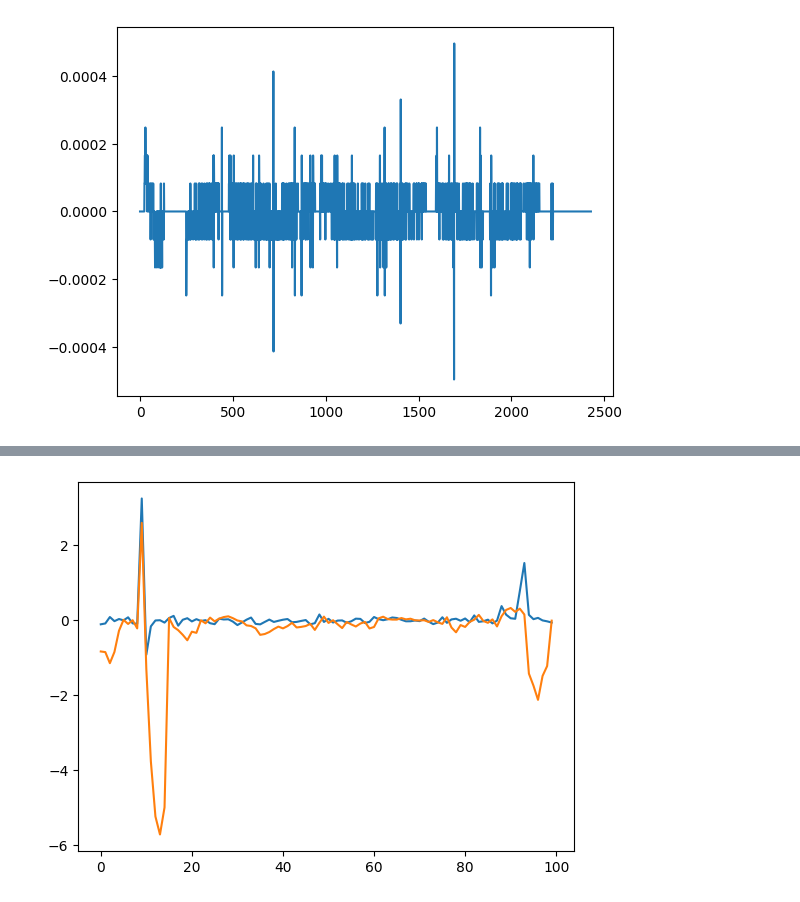
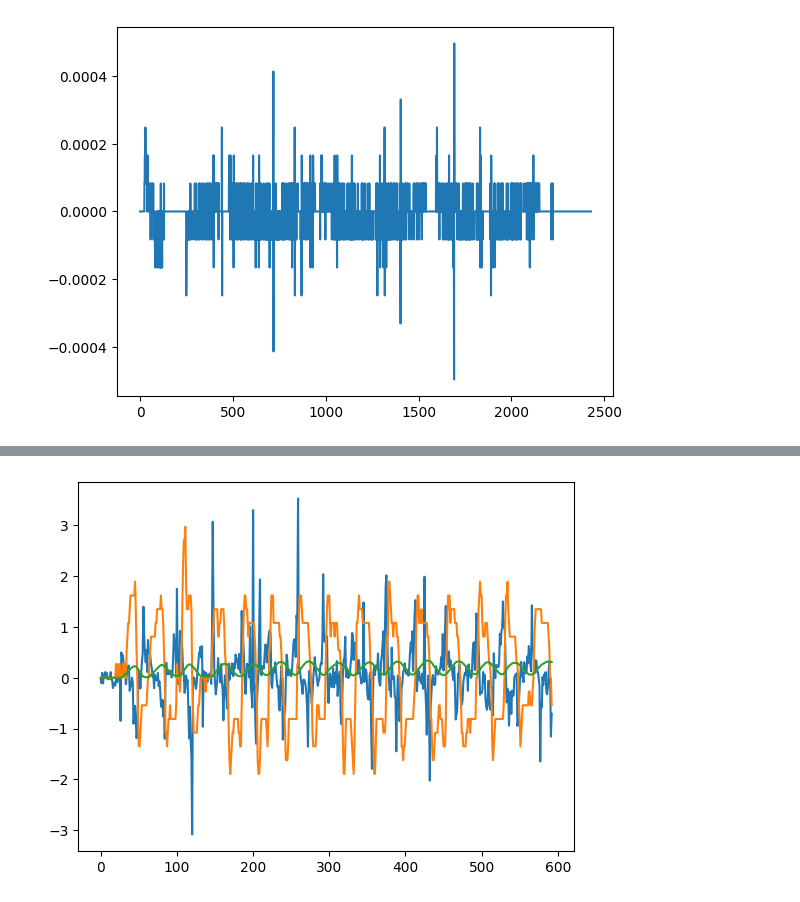
Before and after one commit to StackMonkey/Transparent-control-with-LSTM-and-FMG, a Jupyter notebook: LSTM and RNN examples/LSTMExample2.ipynb, the cells around one changed output, grey strips where cells are left out. Drawn from its saved outputs; the diff is of its cells as text; code cells hidden in the pictures.

```diff
--- a/LSTM and RNN examples/LSTMExample2.ipynb
+++ b/LSTM and RNN examples/LSTMExample2.ipynb
@@ -211,7 +215,7 @@ import glob
 import sys
 import time
 import struct
-baud = 250000
+baud = 921600
 dataNumBytes = 1
 CONNECTED = False
 POST_PROCESSING_DONE = False
@@ -276,10 +280,10 @@ def connect():
             continue
 def get_sample():
         data_buffer = list()
-        data = s.read(2)
-        if len(data) == 2:
-            for j in range(2):
-                value = struct.unpack('B', data[j])
+        data = s.read(8)
+        if len(data) == 8:
+            for j in range(8):
+                value = struct.unpack('f', data[j])
                 data_buffer.append(value)
         else:
             data_buffer = [0.0,0.0]
@@ -383,25 +401,26 @@ def plot_forecasts(series, forecasts, n_test):
 # %%
+startT = time.time()
 s.write(b'S')
 v = 0
 actualTau =list()
 predictedTau = list()
-while v < 100:
+angle = list()
+interactionTorque = list()
+while startT + 60 > time.time():
 # Extract raw values
     pre1 = TorquePre[0]
     pre2 = TorquePre[1]
     s.write(b'G')
-    s.write(b'r')
-    s.write(b'm')
-    s.write(b'p')
     s.write(b',')
     s.write(b'{pre1}')
     s.write(b',')
     s.write(b'{pre2}')
     s.write(b',')
     s.write(b'T')
-
-
-    torque_data1 = receive_float_from_esp32()
+    sample = readBuffer()
+    torque_data1 = sample[0]
+    angle_data = sample[1]
+    interactionTorque_data = sample[2]
     Torques1[0] = Torques1[1]
     Torques1[1] = Torques1[2]
     Torques1[2] = Torques1[3]
@@ -425,6 +444,6 @@ while v < 100:
 
     actualTau.append(torque_data1)
     predictedTau.append(forecast[0][1])
-    v=v+1
-    time.sleep(0.5)
+    angle.append(angle_data)
+    interactionTorque.append(interactionTorque_data)
 # %% [output]
@@ -448,7 +467,15 @@ printing forecast
-# %%
-
-pyplot.plot(actualTau)
-pyplot.plot(predictedTau)
-pyplot.show()
-# %% [output]
-[figure, removed]
+# %%
+for i in range(len(angle)):
+    angle[i] = angle[i]/360
+for j in range(len(interactionTorque)):
+    if interactionTorque[j] < -50:
+        interactionTorque[j] = interactionTorque[j]+114.21
+    else:
+        interactionTorque[j] = interactionTorque[j]
+
+pyplot.plot(actualTau)
+pyplot.plot(interactionTorque)
+pyplot.plot(angle)
+pyplot.show()
+# %% [output]
+[figure, added]
```
Also changed, not shown: parts of 8 cells of this notebook, 1 other file.
